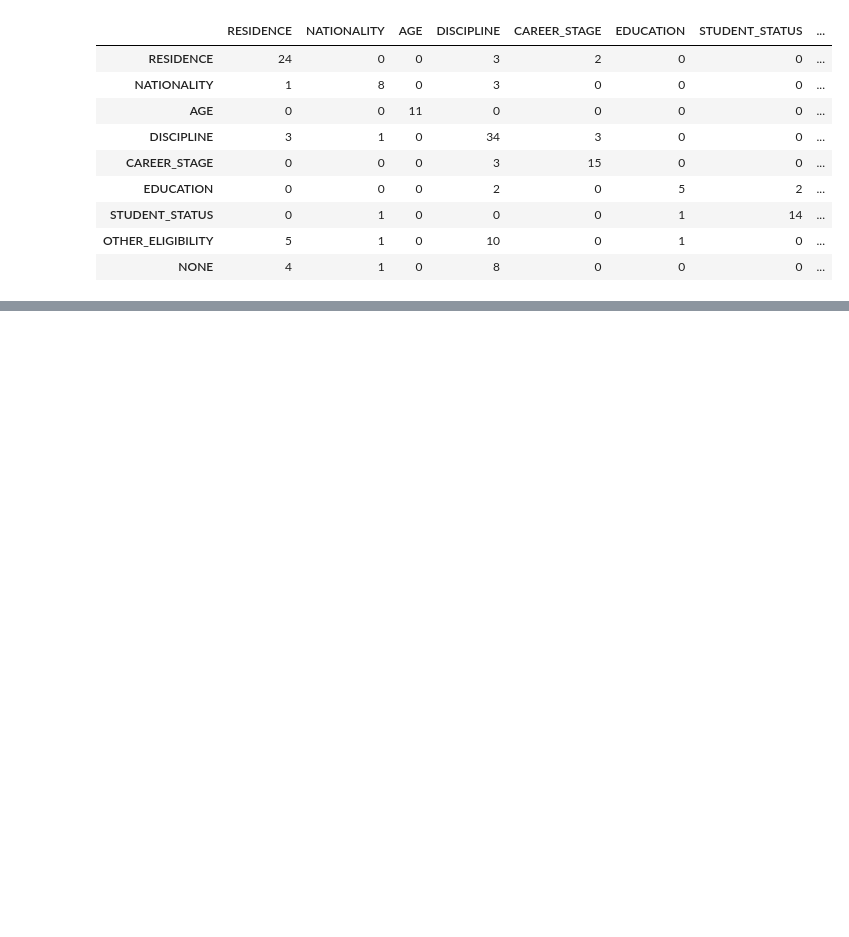
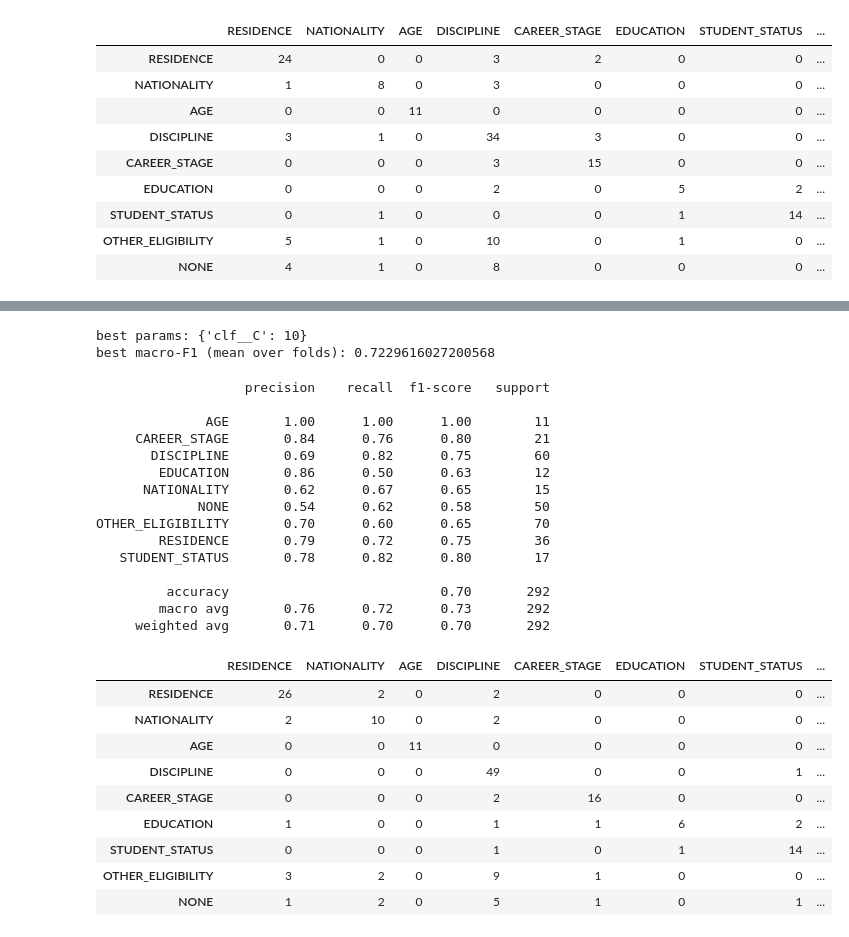
Before and after one commit to Lucaisok/open_art, a Jupyter notebook: notebooks/eligibility_classifier.ipynb, the cells around one changed output, grey strips where cells are left out. Saved outputs shown, nothing was run; the diff lists cells and outputs as text; code cells hidden in the pictures; blank space fills up the shorter version.

Commit message:
third model, sentence embeddings + Logistic regression

```diff
--- a/notebooks/eligibility_classifier.ipynb
+++ b/notebooks/eligibility_classifier.ipynb
@@ -336,0 +310,62 @@ svm       NONE->DISCIPLINE:  8   DISCIPLINE->NONE: 10
+# %%
+# Step 2: the same Logistic Regression as the baseline, now reading embeddings instead
+# of TF-IDF word counts - so any difference comes from the representation.
+# No TfidfVectorizer / ColumnTransformer: X_emb is already a plain numeric matrix.
+# Why LogReg and not the Linear SVM, even though the SVM won on TF-IDF:
+#  - keeping the baseline's classifier isolates the effect of the representation
+#  - the SVM's edge came from sparse, high-dimensional TF-IDF; embeddings are dense
+#  - LogReg gives probabilities (predict_proba) - used for the label audit, and lets the
+#    product route low-confidence labels to human review; LinearSVC has none
+# Checked once outside this notebook, same embeddings and folds, C in 0.001..1000:
+# LogReg 0.723 (C=10) vs LinearSVC 0.704 (C=1), LogReg ahead on 4 of 5 folds.
+emb_model = Pipeline([
+    ("clf", LogisticRegression(class_weight="balanced", max_iter=5000)),
+])
+
+# only C to tune - the embedding model itself has no hyperparameters here.
+# Wider range than the baseline: embeddings are dense and normalised, so the useful
+# C values sit elsewhere than for sparse TF-IDF.
+emb_param_grid = {"clf__C": [0.01, 0.1, 1, 10, 100, 1000]}
+
+emb_grid = GridSearchCV(emb_model, emb_param_grid, cv=cv, scoring="f1_macro", n_jobs=-1)
+emb_grid.fit(X_emb, y, groups=groups)
+
+print("best params:", emb_grid.best_params_)
+print("best macro-F1 (mean over folds):", emb_grid.best_score_)
+# %% [output]
+best params: {'clf__C': 10}
+best macro-F1 (mean over folds): 0.7229616027200568
+# %%
+# Step 3: out-of-fold predictions and the same report as the two models above
+emb_pred = cross_val_predict(emb_grid.best_estimator_, X_emb, y, cv=cv, groups=groups, n_jobs=-1)
+
+print(classification_report(y, emb_pred))
+
+emb_cm = confusion_matrix(y, emb_pred, labels=LABEL_ORDER)
+pd.DataFrame(emb_cm, index=LABEL_ORDER, columns=LABEL_ORDER)
+# %% [output]
+                   precision    recall  f1-score   support
+
+              AGE       1.00      1.00      1.00        11
+     CAREER_STAGE       0.84      0.76      0.80        21
+       DISCIPLINE       0.69      0.82      0.75        60
+        EDUCATION       0.86      0.50      0.63        12
+      NATIONALITY       0.62      0.67      0.65        15
+             NONE       0.54      0.62      0.58        50
+OTHER_ELIGIBILITY       0.70      0.60      0.65        70
+        RESIDENCE       0.79      0.72      0.75        36
+   STUDENT_STATUS       0.78      0.82      0.80        17
+
+         accuracy                           0.70       292
+        macro avg       0.76      0.72      0.73       292
+     weighted avg       0.71      0.70      0.70       292
+|  | RESIDENCE | NATIONALITY | AGE | DISCIPLINE | CAREER_STAGE | EDUCATION | STUDENT_STATUS | ... |
+| RESIDENCE | 26 | 2 | 0 | 2 | 0 | 0 | 0 | ... |
+| NATIONALITY | 2 | 10 | 0 | 2 | 0 | 0 | 0 | ... |
+| AGE | 0 | 0 | 11 | 0 | 0 | 0 | 0 | ... |
+| DISCIPLINE | 0 | 0 | 0 | 49 | 0 | 0 | 1 | ... |
+| CAREER_STAGE | 0 | 0 | 0 | 2 | 16 | 0 | 0 | ... |
+| EDUCATION | 1 | 0 | 0 | 1 | 1 | 6 | 2 | ... |
+| STUDENT_STATUS | 0 | 0 | 0 | 1 | 0 | 1 | 14 | ... |
+| OTHER_ELIGIBILITY | 3 | 2 | 0 | 9 | 1 | 0 | 0 | ... |
+| NONE | 1 | 2 | 0 | 5 | 1 | 0 | 1 | ... |
```
Also changed, not shown: parts of 3 cells of this notebook, 3 other files.
